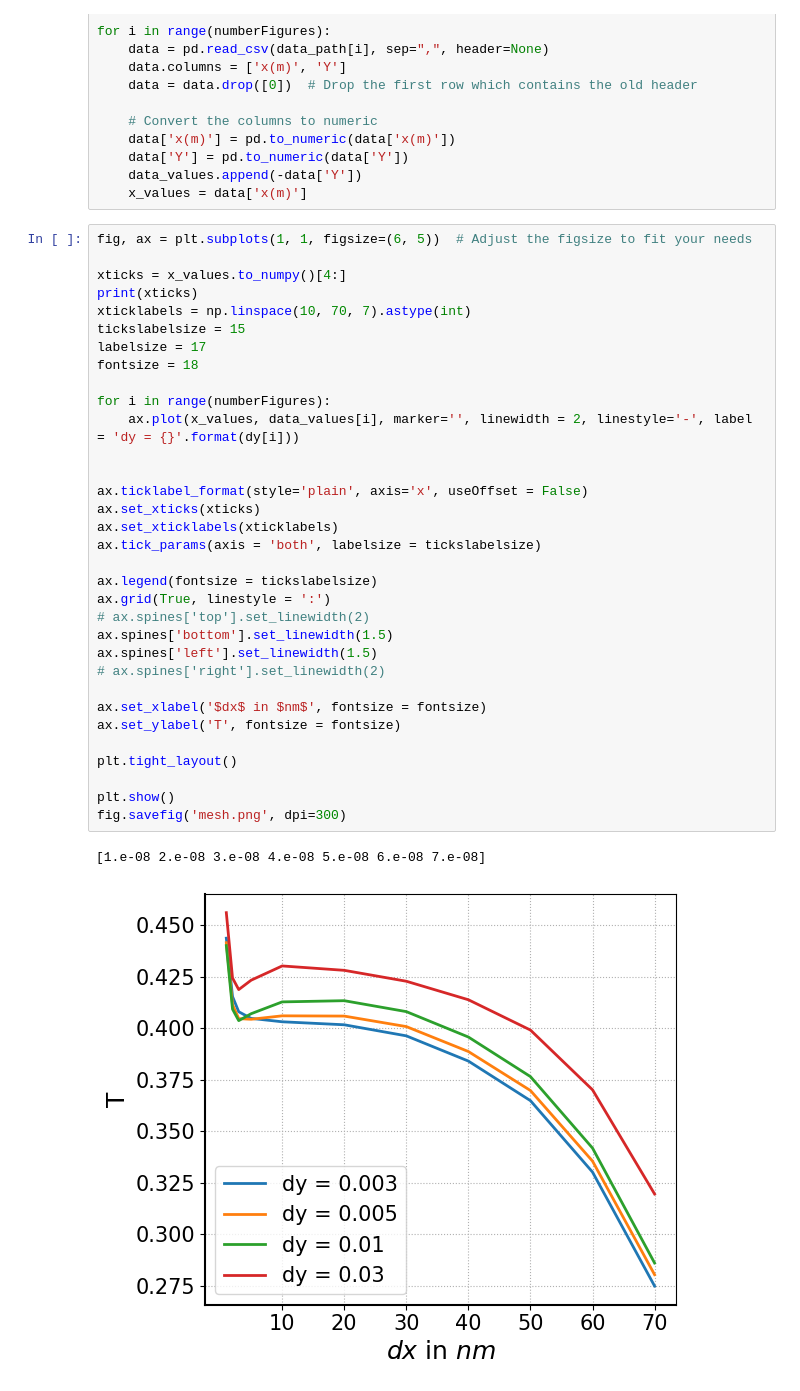
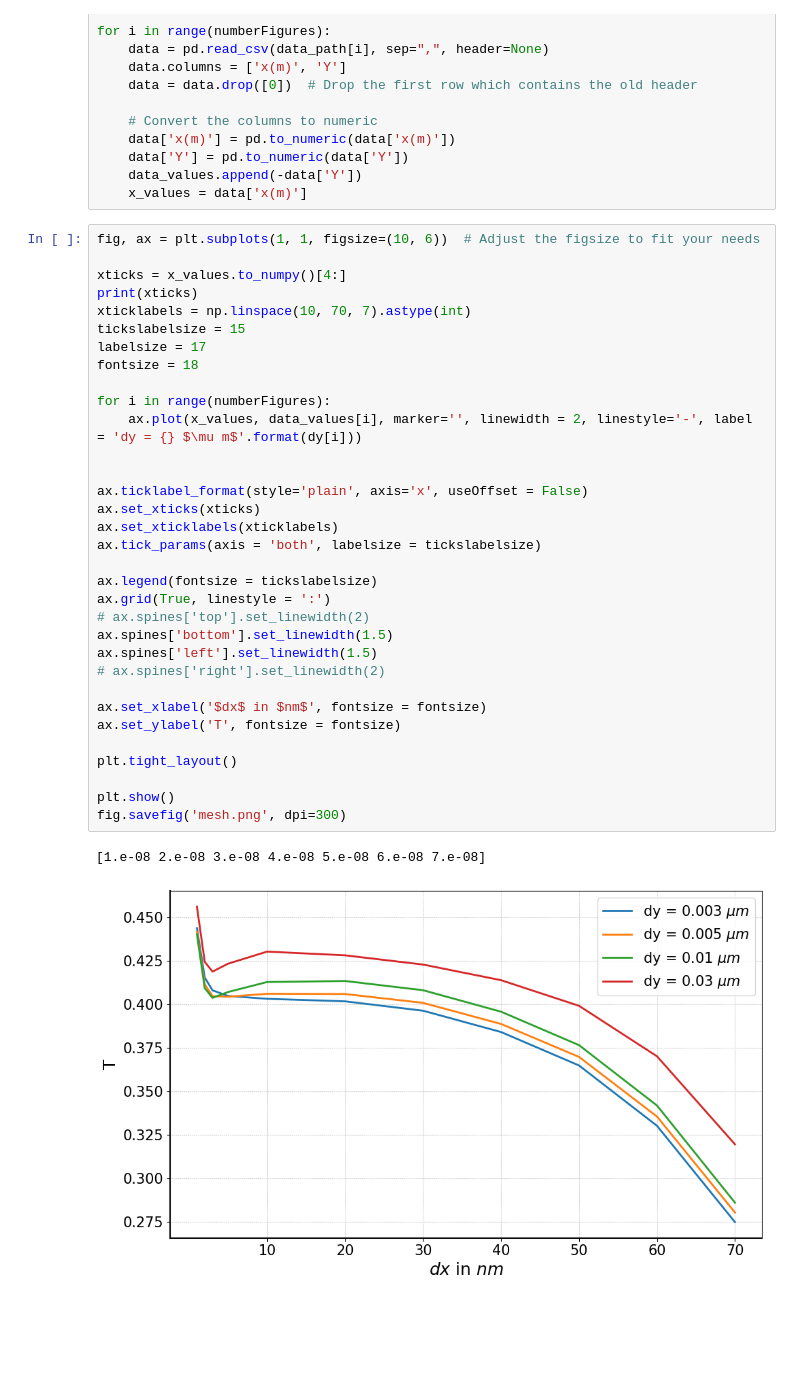
Before and after one commit to TobsTha/BA_code, a Jupyter notebook: Graphics/mesh/mesh_BIG.ipynb, the cells around one changed output. Drawn from its saved outputs; the diff is of its cells as text; blank space fills up the shorter version.

```diff
--- a/Graphics/mesh/mesh_BIG.ipynb
+++ b/Graphics/mesh/mesh_BIG.ipynb
@@ -29,38 +29,38 @@ for i in range(numberFigures):
     data_values.append(-data['Y'])
     x_values = data['x(m)']
 # %%
-fig, ax = plt.subplots(1, 1, figsize=(6, 5))  # Adjust the figsize to fit your needs
+fig, ax = plt.subplots(1, 1, figsize=(10, 6))  # Adjust the figsize to fit your needs
 
 xticks = x_values.to_numpy()[4:]
 print(xticks)
 xticklabels = np.linspace(10, 70, 7).astype(int)
 tickslabelsize = 15
 labelsize = 17
 fontsize = 18
 
 for i in range(numberFigures):
-    ax.plot(x_values, data_values[i], marker='', linewidth = 2, linestyle='-', label = 'dy = {}'.format(dy[i]))
+    ax.plot(x_values, data_values[i], marker='', linewidth = 2, linestyle='-', label = 'dy = {} $\mu m$'.format(dy[i]))
 
 
 ax.ticklabel_format(style='plain', axis='x', useOffset = False)
 ax.set_xticks(xticks)
 ax.set_xticklabels(xticklabels)
 ax.tick_params(axis = 'both', labelsize = tickslabelsize)
 
 ax.legend(fontsize = tickslabelsize)
 ax.grid(True, linestyle = ':')
 # ax.spines['top'].set_linewidth(2)
 ax.spines['bottom'].set_linewidth(1.5)
 ax.spines['left'].set_linewidth(1.5)
 # ax.spines['right'].set_linewidth(2)
 
 ax.set_xlabel('$dx$ in $nm$', fontsize = fontsize)
 ax.set_ylabel('T', fontsize = fontsize)
 
 plt.tight_layout()
 
 plt.show()
 fig.savefig('mesh.png', dpi=300)
 # %% [output]
 [1.e-08 2.e-08 3.e-08 4.e-08 5.e-08 6.e-08 7.e-08]
-[figure, old version]
+[figure, new version]
```
Also changed, not shown: 7 other files.
